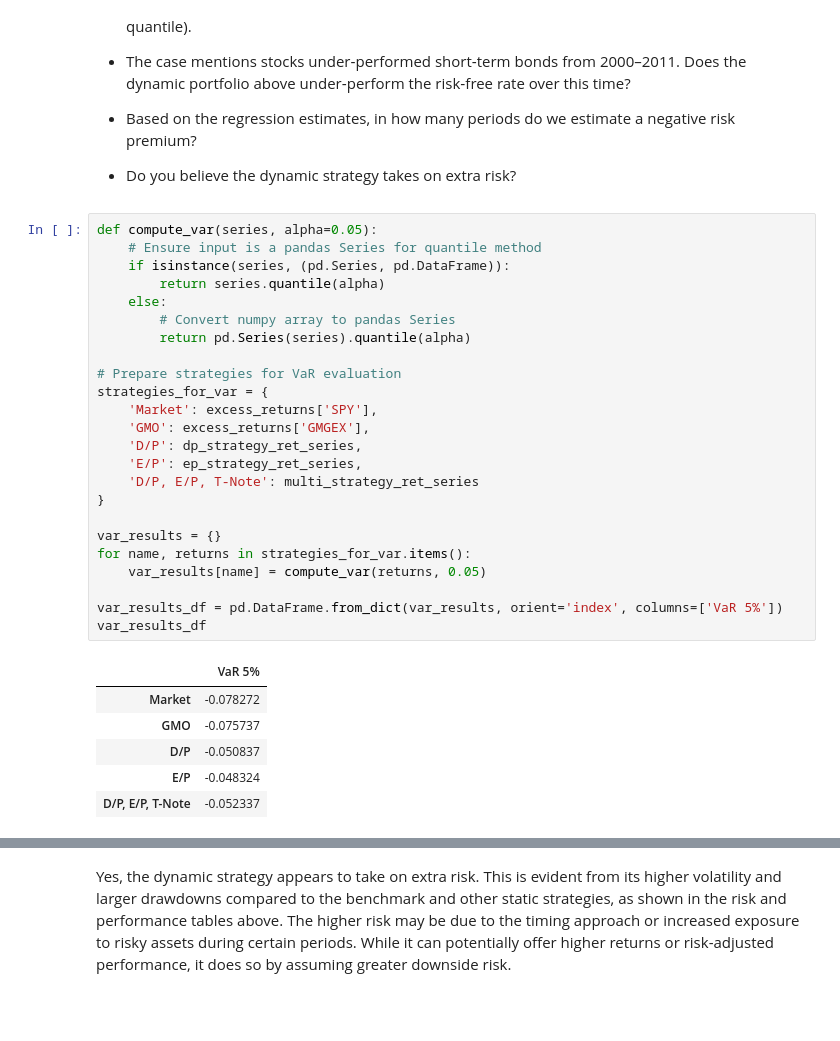
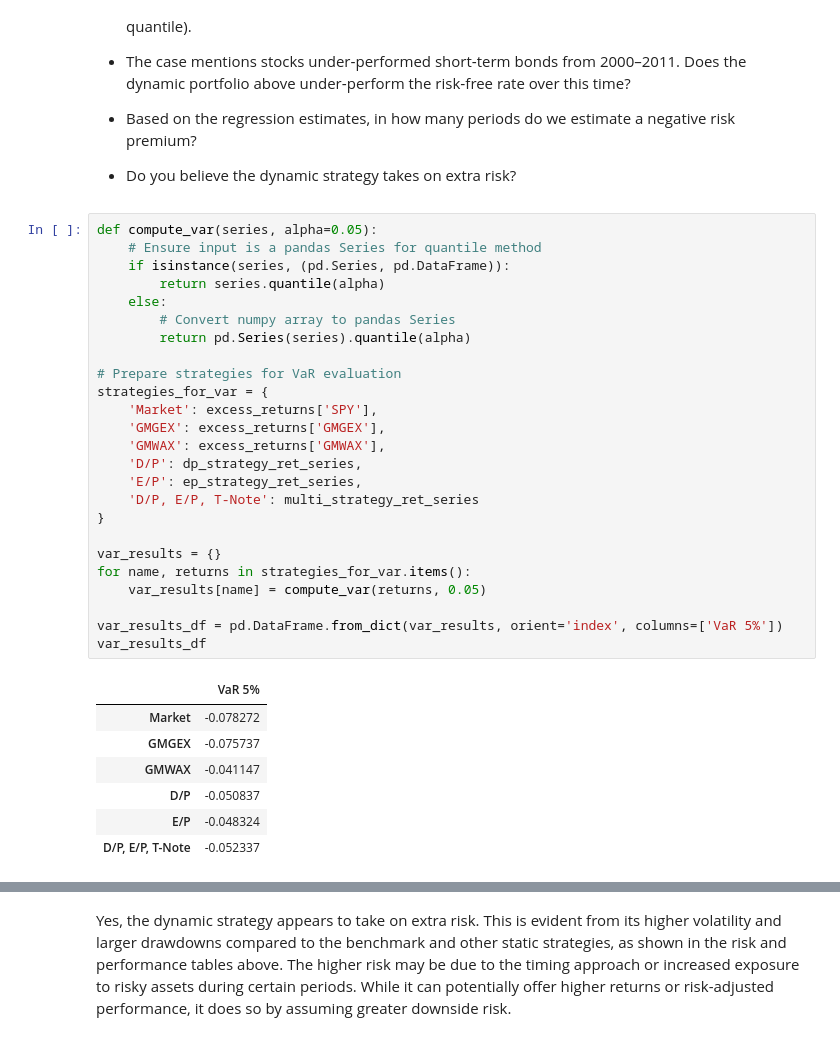
Before and after one commit to t-flora/portfolio-risk-mgmt, a Jupyter notebook: hw7/Homework7.ipynb, the cells around one changed output, grey strips where cells are left out. Saved outputs shown, nothing was run; the diff lists cells and outputs as text; blank space fills up the shorter version.

```diff
--- a/hw7/Homework7.ipynb
+++ b/hw7/Homework7.ipynb
@@ -531,31 +531,33 @@ results_df
 # %%
 def compute_var(series, alpha=0.05):
     # Ensure input is a pandas Series for quantile method
     if isinstance(series, (pd.Series, pd.DataFrame)):
         return series.quantile(alpha)
     else:
         # Convert numpy array to pandas Series
         return pd.Series(series).quantile(alpha)
 
 # Prepare strategies for VaR evaluation
 strategies_for_var = {
     'Market': excess_returns['SPY'],
-    'GMO': excess_returns['GMGEX'],
+    'GMGEX': excess_returns['GMGEX'],
+    'GMWAX': excess_returns['GMWAX'],
     'D/P': dp_strategy_ret_series,
     'E/P': ep_strategy_ret_series,
     'D/P, E/P, T-Note': multi_strategy_ret_series
 }
 
 var_results = {}
 for name, returns in strategies_for_var.items():
     var_results[name] = compute_var(returns, 0.05)
 
 var_results_df = pd.DataFrame.from_dict(var_results, orient='index', columns=['VaR 5%'])
 var_results_df
 # %% [output]
 |  | VaR 5% |
 | Market | -0.078272 |
-| GMO | -0.075737 |
+| GMGEX | -0.075737 |
+| GMWAX | -0.041147 |
 | D/P | -0.050837 |
 | E/P | -0.048324 |
 | D/P, E/P, T-Note | -0.052337 |
```
Also changed, not shown: parts of 5 cells of this notebook.
